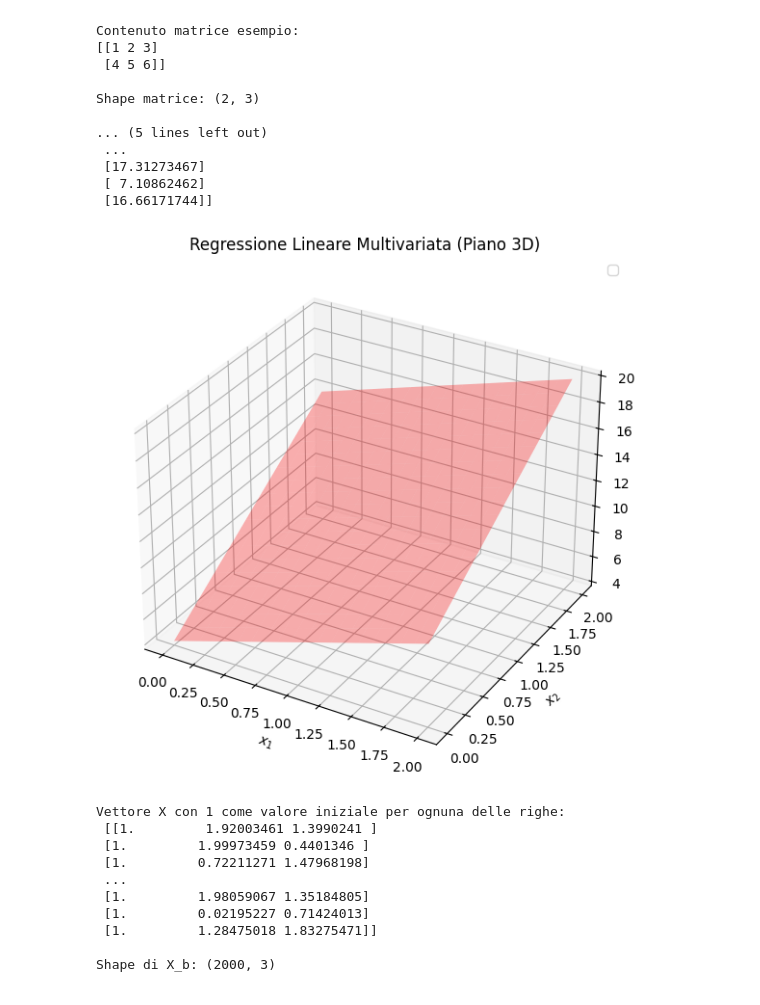
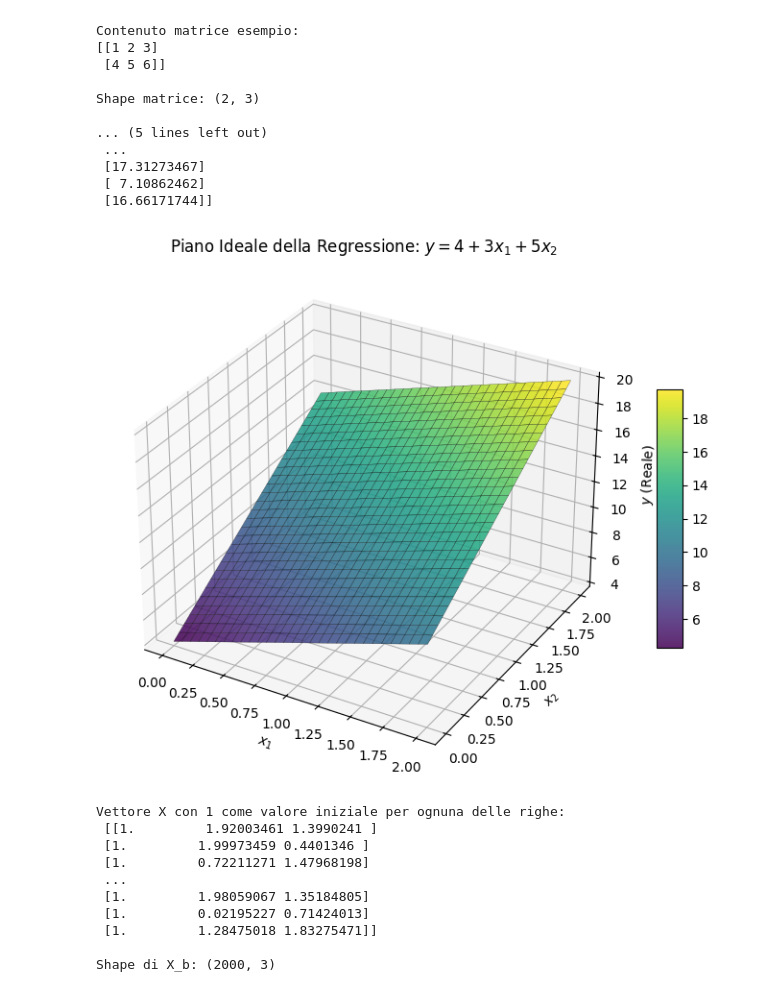
Before and after one commit to CalogeroGabriele/Artificial-Intelligence, a Jupyter notebook: Supervised-Learning/Multivariate_Linear_Regression.ipynb, the cells around one changed output. Cells and saved outputs as stored; diff of their text form; code cells hidden in the pictures.

```diff
--- a/Supervised-Learning/Multivariate_Linear_Regression.ipynb
+++ b/Supervised-Learning/Multivariate_Linear_Regression.ipynb
@@ -44,33 +44,40 @@ Shape matrice: (2, 3)
  [ 7.10862462]
  [16.66171744]]
 # %%
-# 1. Creazione dell'ambiente 3D
 fig = plt.figure(figsize=(9, 7))
 ax = fig.add_subplot(111, projection="3d")
 
-# 2. Punti campionati (blu)
-#ax.scatter(X[:, 0], X[:, 1], Y, color="b", marker="o", label="Dati rumorosi Y")
-
-# 3. Costruzione della griglia per il piano ideale real_Y (senza zig-zag)
-x1_grid = np.linspace(0, 2, 20)
-x2_grid = np.linspace(0, 2, 20)
+# 3. Costruzione della griglia per il piano continuo real_Y
+# Poiché X varia tra 0 e 2 (2 * rand), la griglia copre l'intervallo [0, 2]
+x1_grid = np.linspace(0, 2, 30)
+x2_grid = np.linspace(0, 2, 30)
 X1_mesh, X2_mesh = np.meshgrid(x1_grid, x2_grid)
 
-# Equazione del piano teorico: y = 4 + 3*x1 + 5*x2
+# Equazione teorica: y = 4 + 3*x1 + 5*x2
+# Nota: ricorda l'operatore di moltiplicazione '*' tra scalari e matrici
 Y_plane = 4 + 3 * X1_mesh + 5 * X2_mesh
 
-# Disegno del piano ideale trasparente (rosso)
-ax.plot_surface(X1_mesh, X2_mesh, Y_plane, color="r", alpha=0.3)
+# 4. Disegno del solo piano ideale continuo (senza scatter plot dei punti rumorosi)
+surf = ax.plot_surface(
+    X1_mesh,
+    X2_mesh,
+    Y_plane,
+    cmap="viridis",  # o color="red"
+    alpha=0.85,
+    edgecolor="k",
+    linewidth=0.2
+)
 
+# Etichette e assi
 ax.set_xlabel("$x_1$")
 ax.set_ylabel("$x_2$")
-ax.set_zlabel("$y$")
-ax.set_title("Regressione Lineare Multivariata (Piano 3D)")
-ax.legend()
+ax.set_zlabel("$y$ (Reale)")
+ax.set_title("Piano Ideale della Regressione: $y = 4 + 3x_1 + 5x_2$")
+fig.colorbar(surf, ax=ax, shrink=0.5, aspect=10)
 
 plt.show()
 # %% [output]
-[figure, old version]
+[figure, new version]
 # %%
 #Lavorando con tre theta (per via del bias) è necessario che il primo valore di X (campioni in input) sia 1
 X_b = np.c_[np.ones((m, 1)), X]
```
Also changed, not shown: parts of 1 cell of this notebook.
